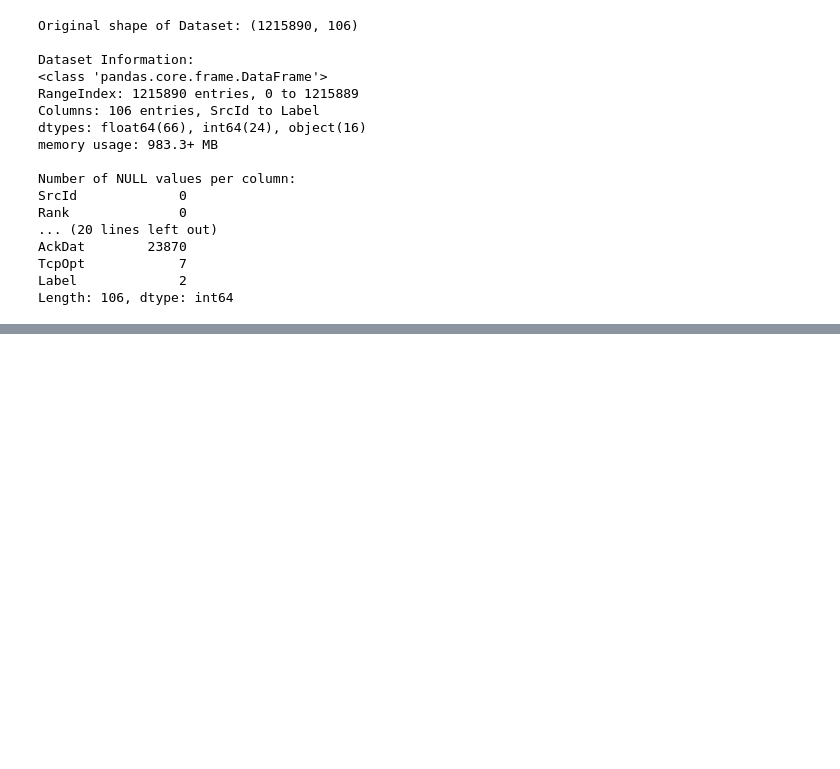
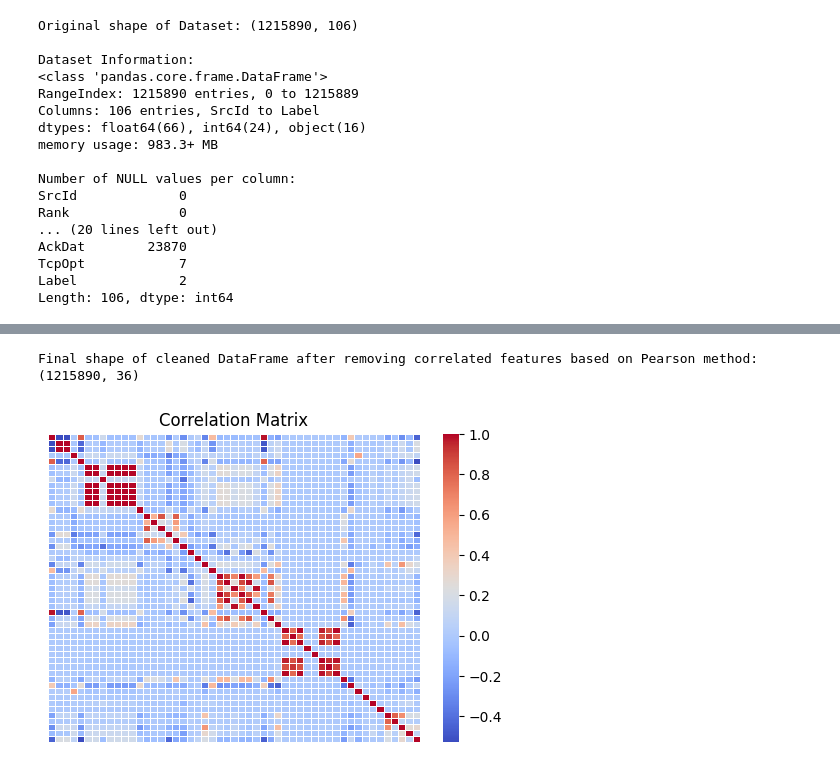
Before and after one commit to DmMeta/5G_Intrusion_detection, a Jupyter notebook: Analysis_Training/DecisionTree_model1.ipynb, the cells around one changed output, grey strips where cells are left out. Saved outputs shown, nothing was run; the diff lists cells and outputs as text; code cells hidden in the pictures; blank space fills up the shorter version.

```diff
--- a/Analysis_Training/DecisionTree_model1.ipynb
+++ b/Analysis_Training/DecisionTree_model1.ipynb
@@ -152,13 +194,0 @@ Time <Encoding categorical features>: 1.396 seconds
-# %%
-# Create a RandomForestClassifier for feature extraction
-feature_extraction_model = RandomForestClassifier(random_state= rnd.seed(42))
-
-t0 = time()
-# Fit the feature extraction model on the dataset
-feature_extraction_model.fit(nidd_dataset_cleaned.iloc[:, :-1], nidd_dataset[TARGET])
-
-t1 = time()
-preprocessing_d["Time <Feature selection>"] = t1-t0
-
-# Print the time taken for feature selection
-print(f"\nTime <Feature selection>: {preprocessing_d['Time <Feature selection>']:.3f} seconds")
@@ -202,0 +212,57 @@ Feature Importances:
+# %%
+t0 = time()
+
+# Define the target column for correlation analysis
+target_col = nidd_dataset_cleaned.columns[-1] # eq: TARGET
+
+# Calculate the correlation matrix using Pearson method
+correlation_matrix = nidd_dataset_cleaned.corr(method='pearson')
+
+# Set the correlation threshold for feature selection
+corr_threshold = 0.9
+
+# Identify pairs of features with high correlation
+high_corr_pairs = correlation_matrix.iloc[:, :-1].abs() > corr_threshold
+
+# Initialize a set to store features to be dropped (avoiding duplicates)
+features_to_drop = set()
+
+# Iterate through the pairs of highly correlated features
+for feature_on_col in high_corr_pairs.columns:
+    for feature_in_row in high_corr_pairs.index[high_corr_pairs[feature_on_col]]:
+        if feature_on_col != feature_in_row:  # Avoid comparisons between the same pairs
+            # Get the correlation values for each feature against the target variable
+            feature_in_row_cor_val = correlation_matrix.loc[feature_in_row, target_col]
+            feature_on_col_cor_val = correlation_matrix.loc[feature_on_col, target_col]
+
+            # Check if the correlation signs are the same
+            same_corellation_sign = feature_in_row_cor_val * feature_on_col_cor_val > 0
+
+            # If the signs are the same, keep the feature with the higher absolute correlation
+            if same_corellation_sign:
+                if abs(feature_in_row_cor_val) > abs(feature_on_col_cor_val):
+                    features_to_drop.add(feature_on_col)
+                else:
+                    features_to_drop.add(feature_in_row)
+
+# Drop the identified features with high correlation
+nidd_dataset_filtered = nidd_dataset_cleaned.drop(columns=list(features_to_drop))
+
+t1 = time()
+
+# Update the total preprocessing time for feature selection
+preprocessing_d["Time <Feature selection>"] += t1 - t0
+
+# Print the final shape of the cleaned DataFrame after removing correlated features
+print(f"Final shape of cleaned DataFrame after removing correlated features based on Pearson method: {nidd_dataset_filtered.shape}")
+
+# Visualize the correlation matrix with a heatmap
+plt.figure(figsize=(6, 4))
+sns.heatmap(correlation_matrix, annot=False, cmap='coolwarm',
+            fmt='.2f', xticklabels=False, yticklabels=False,
+            linewidths=.5)
+plt.title('Correlation Matrix')
+plt.show()
+# %% [output]
+Final shape of cleaned DataFrame after removing correlated features based on Pearson method: (1215890, 36)
+[figure, added]
```
Also changed, not shown: parts of 26 cells of this notebook, 4 other files.
